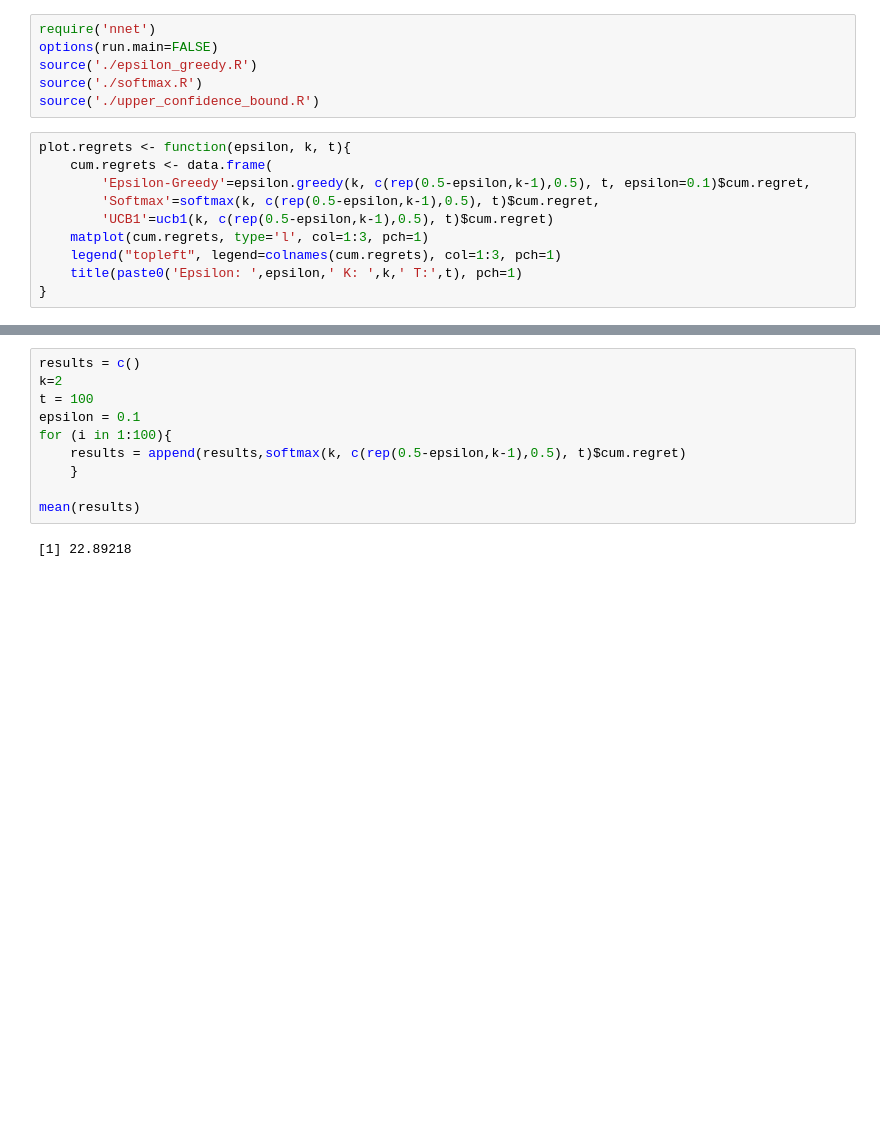
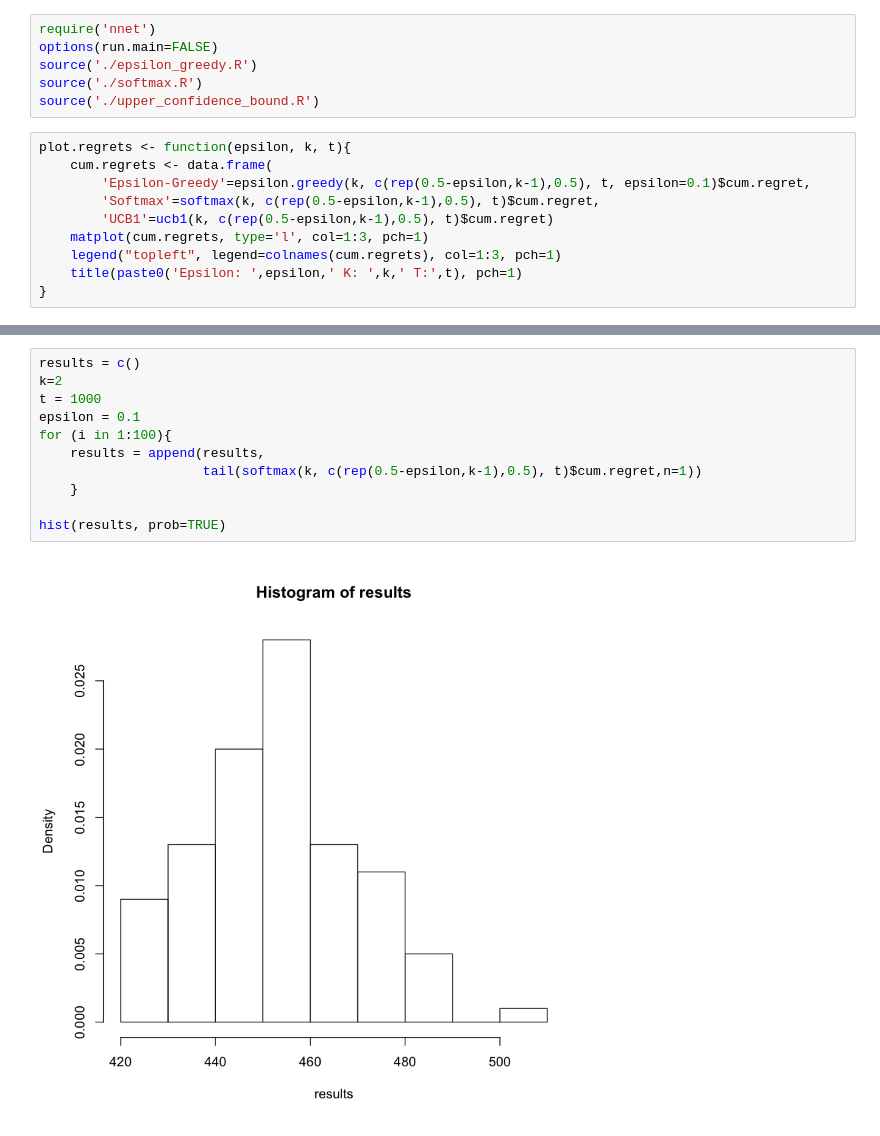
Before and after one commit to Westermann/bayes_opt, a Jupyter notebook: course_homework/Untitled.ipynb, the cells around one changed output, grey strips where cells are left out. Cells and saved outputs as stored; diff of their text form; blank space fills up the shorter version.

```diff
--- a/course_homework/Untitled.ipynb
+++ b/course_homework/Untitled.ipynb
@@ -29,15 +30,16 @@ mean(results)
 # %%
 results = c()
 k=2
-t = 100
+t = 1000
 epsilon = 0.1
 for (i in 1:100){
-    results = append(results,softmax(k, c(rep(0.5-epsilon,k-1),0.5), t)$cum.regret)
+    results = append(results,
+                     tail(softmax(k, c(rep(0.5-epsilon,k-1),0.5), t)$cum.regret,n=1))
     }
 
-mean(results)
+hist(results, prob=TRUE)
 # %% [output]
-[1] 22.89218
+[figure, added]
 # %%
 results = c()
 k=2
```
Also changed, not shown: parts of 2 cells of this notebook, 1 other file.
